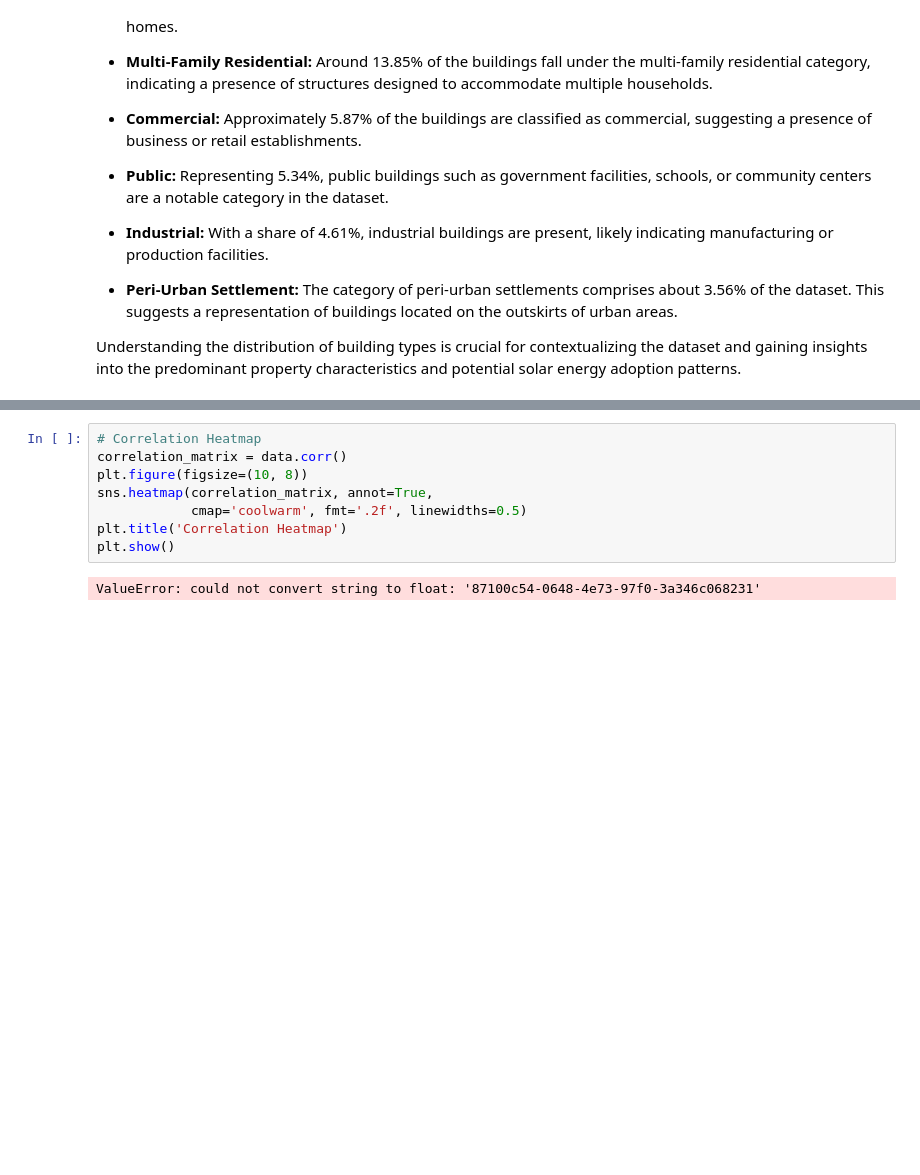
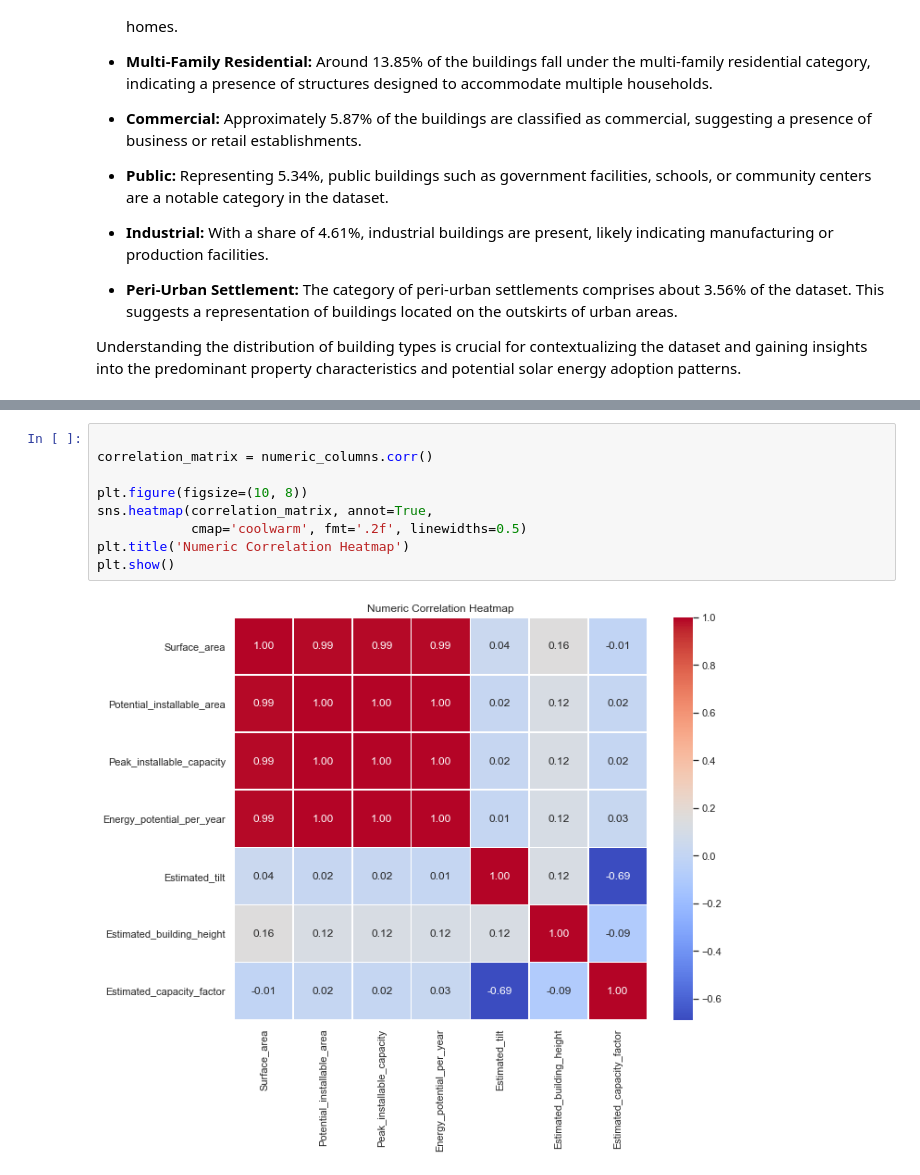
Before and after one commit to samcurryokee/Solar-Panel-Optimization-in-Nairobi, a Jupyter notebook: sammy.ipynb, the cells around one changed output, grey strips where cells are left out. Drawn from its saved outputs; the diff is of its cells as text; blank space fills up the shorter version.

```diff
--- a/sammy.ipynb
+++ b/sammy.ipynb
@@ -388,10 +419,11 @@ Understanding the distribution of building types is crucial for contextualizing
 # %%
-# Correlation Heatmap
-correlation_matrix = data.corr()
+
+correlation_matrix = numeric_columns.corr()
+
 plt.figure(figsize=(10, 8))
 sns.heatmap(correlation_matrix, annot=True,
             cmap='coolwarm', fmt='.2f', linewidths=0.5)
-plt.title('Correlation Heatmap')
+plt.title('Numeric Correlation Heatmap')
 plt.show()
 # %% [output]
-ValueError: could not convert string to float: '87100c54-0648-4e73-97f0-3a346c068231'
+[figure, added]
```
Also changed, not shown: parts of 6 cells of this notebook.
